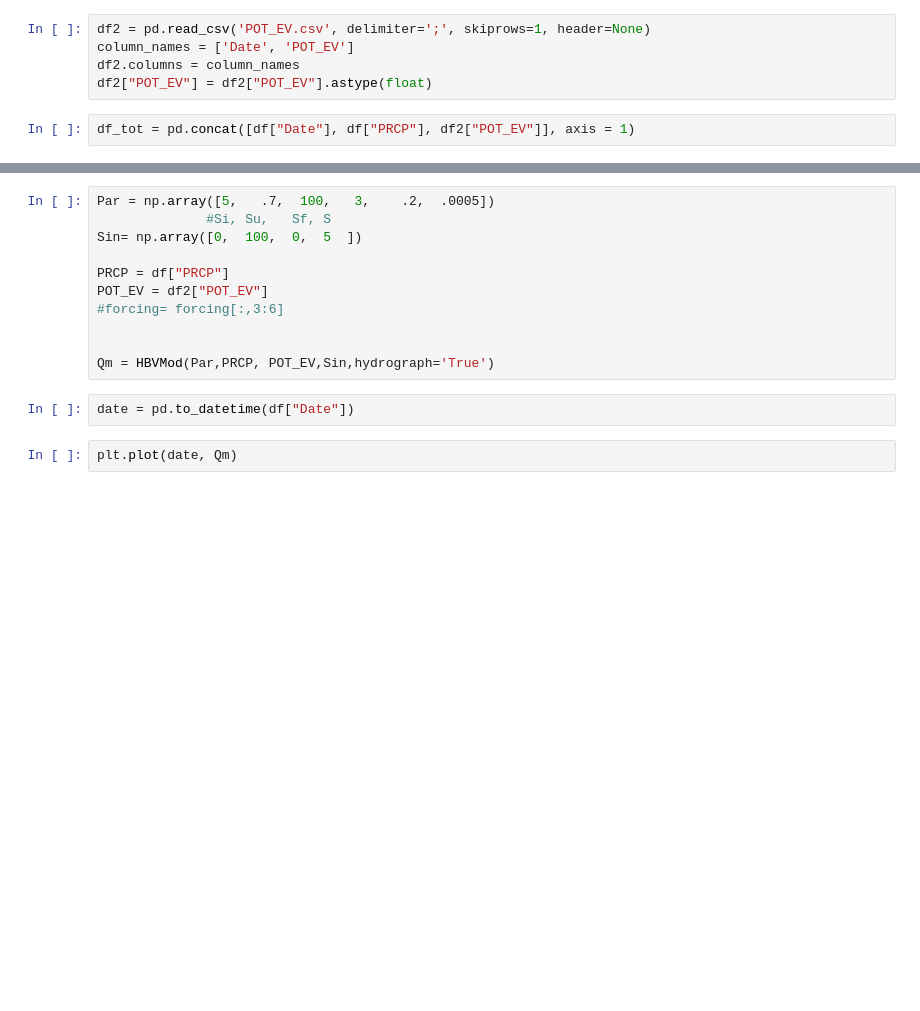
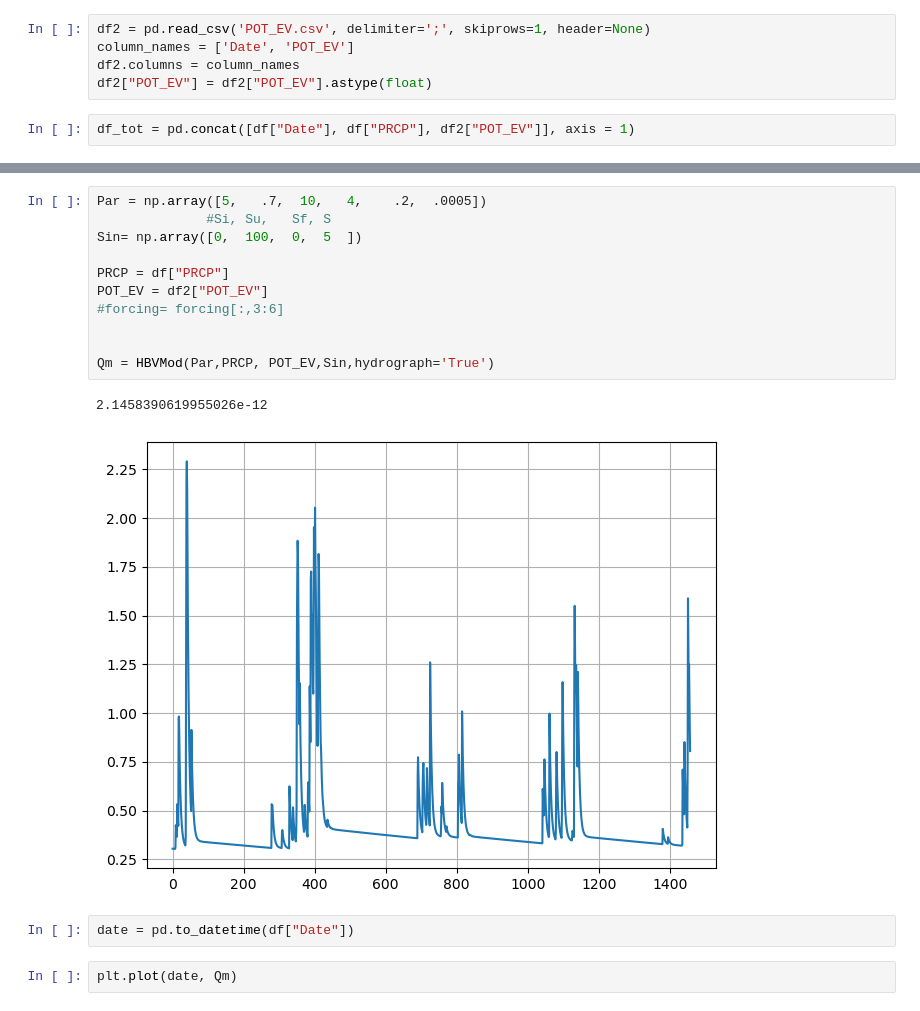
Before and after one commit to camicocozza/MDP_CODE, a Jupyter notebook: WATER BALANCE/WATER_BALANCE.ipynb, the cells around one changed output, grey strips where cells are left out. Cells and saved outputs as stored; diff of their text form; blank space fills up the shorter version.

```diff
--- a/WATER BALANCE/WATER_BALANCE.ipynb
+++ b/WATER BALANCE/WATER_BALANCE.ipynb
@@ -33,14 +40,17 @@ df_tot
 # %%
-Par = np.array([5,   .7,  100,   3,    .2,  .0005])
+Par = np.array([5,   .7,  10,   4,    .2,  .0005])
               #Si, Su,   Sf, S
 Sin= np.array([0,  100,  0,  5  ])
 
 PRCP = df["PRCP"]
 POT_EV = df2["POT_EV"]
 #forcing= forcing[:,3:6]
 
 
 Qm = HBVMod(Par,PRCP, POT_EV,Sin,hydrograph='True')
+# %% [output]
+2.1458390619955026e-12
+[figure, added]
 # %%
 date = pd.to_datetime(df["Date"])
 # %%
```
Also changed, not shown: parts of 3 cells of this notebook, 2 other files.
